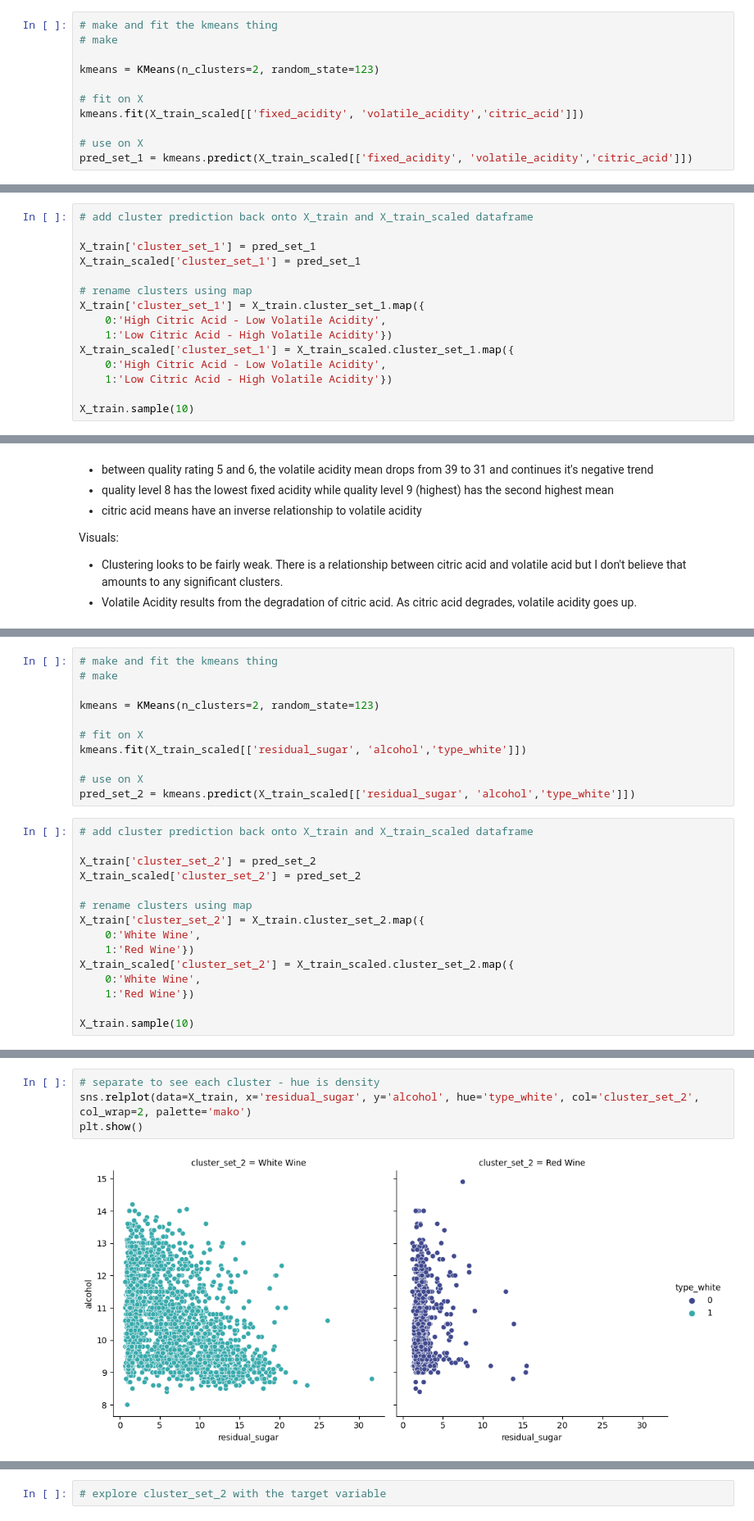
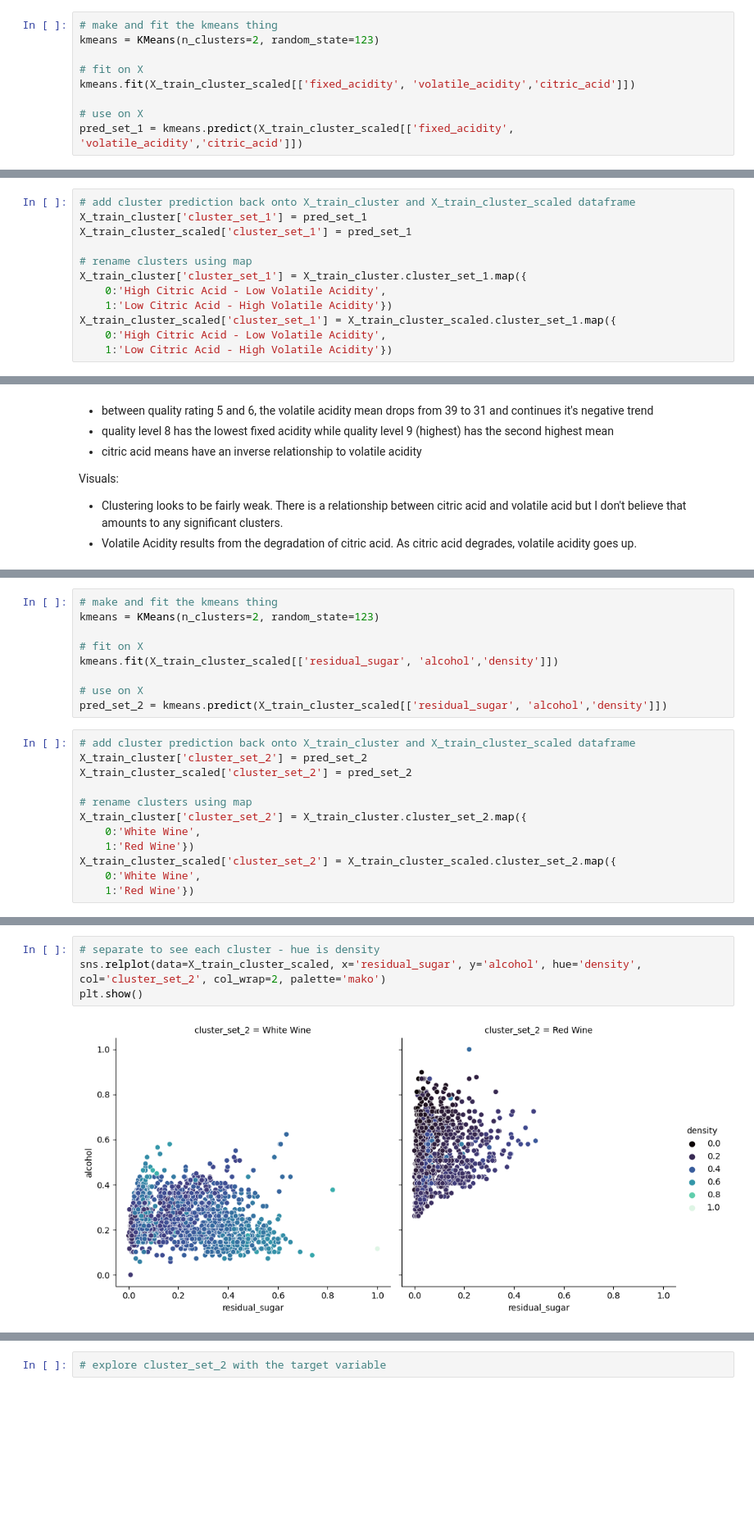
Before and after one commit to OKPTaylor/wine-quality-predictor, a Jupyter notebook: final_report2.ipynb, the cells around one changed output, grey strips where cells are left out. Shown at 82% size. Saved outputs shown, nothing was run; the diff lists cells and outputs as text; blank space fills up the shorter version.

```diff
--- a/final_report2.ipynb
+++ b/final_report2.ipynb
@@ -380,12 +405,10 @@ X_train_scaled2, X_validate_scaled2, X_test_scaled2 = ww.scale_data(X_train2, X_
 * fixed, volatile, citric acid
 # %%
 # make and fit the kmeans thing
-# make
-
 kmeans = KMeans(n_clusters=2, random_state=123)
 
 # fit on X
-kmeans.fit(X_train_scaled[['fixed_acidity', 'volatile_acidity','citric_acid']])
+kmeans.fit(X_train_cluster_scaled[['fixed_acidity', 'volatile_acidity','citric_acid']])
 
 # use on X
-pred_set_1 = kmeans.predict(X_train_scaled[['fixed_acidity', 'volatile_acidity','citric_acid']])
+pred_set_1 = kmeans.predict(X_train_cluster_scaled[['fixed_acidity', 'volatile_acidity','citric_acid']])
@@ -394,15 +415,12 @@ NameError: name 'KMeans' is not defined
 # %%
-# add cluster prediction back onto X_train and X_train_scaled dataframe
-
-X_train['cluster_set_1'] = pred_set_1
-X_train_scaled['cluster_set_1'] = pred_set_1
+# add cluster prediction back onto X_train_cluster and X_train_cluster_scaled dataframe
+X_train_cluster['cluster_set_1'] = pred_set_1
+X_train_cluster_scaled['cluster_set_1'] = pred_set_1
 
 # rename clusters using map
-X_train['cluster_set_1'] = X_train.cluster_set_1.map({
+X_train_cluster['cluster_set_1'] = X_train_cluster.cluster_set_1.map({
     0:'High Citric Acid - Low Volatile Acidity',
     1:'Low Citric Acid - High Volatile Acidity'})
-X_train_scaled['cluster_set_1'] = X_train_scaled.cluster_set_1.map({
+X_train_cluster_scaled['cluster_set_1'] = X_train_cluster_scaled.cluster_set_1.map({
     0:'High Citric Acid - Low Volatile Acidity',
     1:'Low Citric Acid - High Volatile Acidity'})
-
-X_train.sample(10)
@@ -460,26 +484,21 @@ Visuals:
 # %%
 # make and fit the kmeans thing
-# make
-
 kmeans = KMeans(n_clusters=2, random_state=123)
 
 # fit on X
-kmeans.fit(X_train_scaled[['residual_sugar', 'alcohol','type_white']])
+kmeans.fit(X_train_cluster_scaled[['residual_sugar', 'alcohol','density']])
 
 # use on X
-pred_set_2 = kmeans.predict(X_train_scaled[['residual_sugar', 'alcohol','type_white']])
+pred_set_2 = kmeans.predict(X_train_cluster_scaled[['residual_sugar', 'alcohol','density']])
 # %%
-# add cluster prediction back onto X_train and X_train_scaled dataframe
-
-X_train['cluster_set_2'] = pred_set_2
-X_train_scaled['cluster_set_2'] = pred_set_2
+# add cluster prediction back onto X_train_cluster and X_train_cluster_scaled dataframe
+X_train_cluster['cluster_set_2'] = pred_set_2
+X_train_cluster_scaled['cluster_set_2'] = pred_set_2
 
 # rename clusters using map
-X_train['cluster_set_2'] = X_train.cluster_set_2.map({
+X_train_cluster['cluster_set_2'] = X_train_cluster.cluster_set_2.map({
     0:'White Wine',
     1:'Red Wine'})
-X_train_scaled['cluster_set_2'] = X_train_scaled.cluster_set_2.map({
+X_train_cluster_scaled['cluster_set_2'] = X_train_cluster_scaled.cluster_set_2.map({
     0:'White Wine',
     1:'Red Wine'})
-
-X_train.sample(10)
@@ -511,9 +518,9 @@ X_train.groupby('quality')['residual_sugar', 'alcohol','type_white'].mean()
 # %%
 # separate to see each cluster - hue is density
-sns.relplot(data=X_train, x='residual_sugar', y='alcohol', hue='type_white', col='cluster_set_2', col_wrap=2, palette='mako')
+sns.relplot(data=X_train_cluster_scaled, x='residual_sugar', y='alcohol', hue='density', col='cluster_set_2', col_wrap=2, palette='mako')
 plt.show()
 # %% [output]
-[figure, old version]
+[figure, new version]
 # %%
 # viz to see cluster results against actual graph
 plt.figure(figsize=(14, 9))
```
Also changed, not shown: parts of 48 cells of this notebook.
